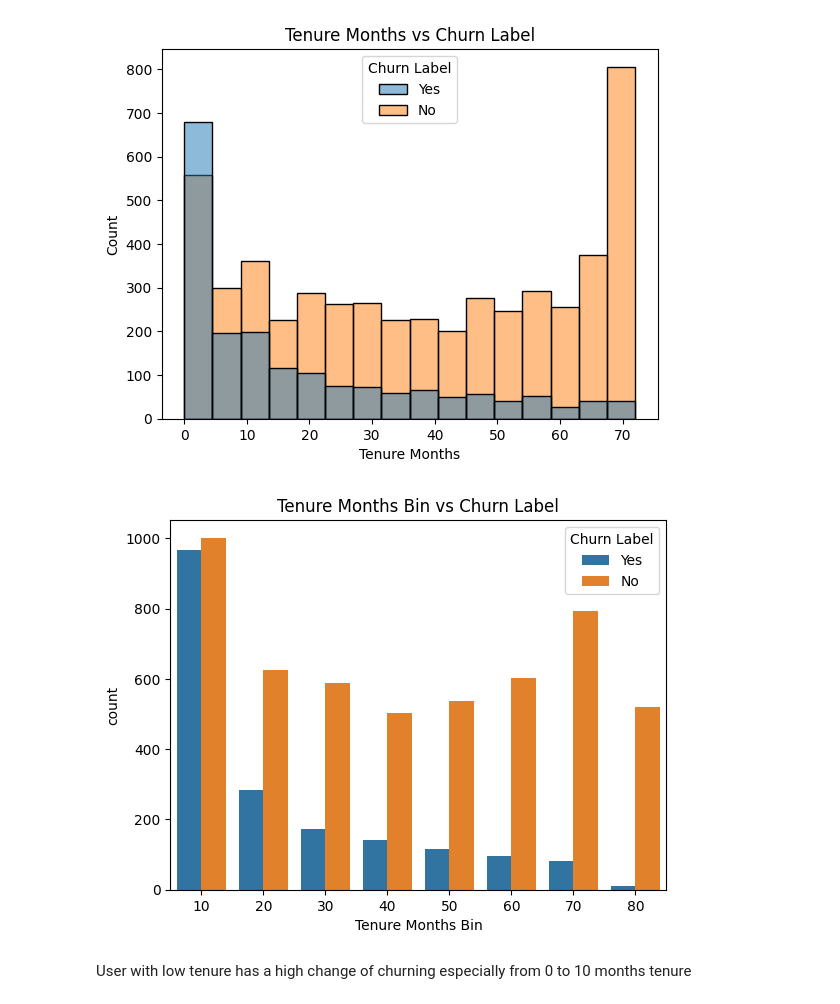
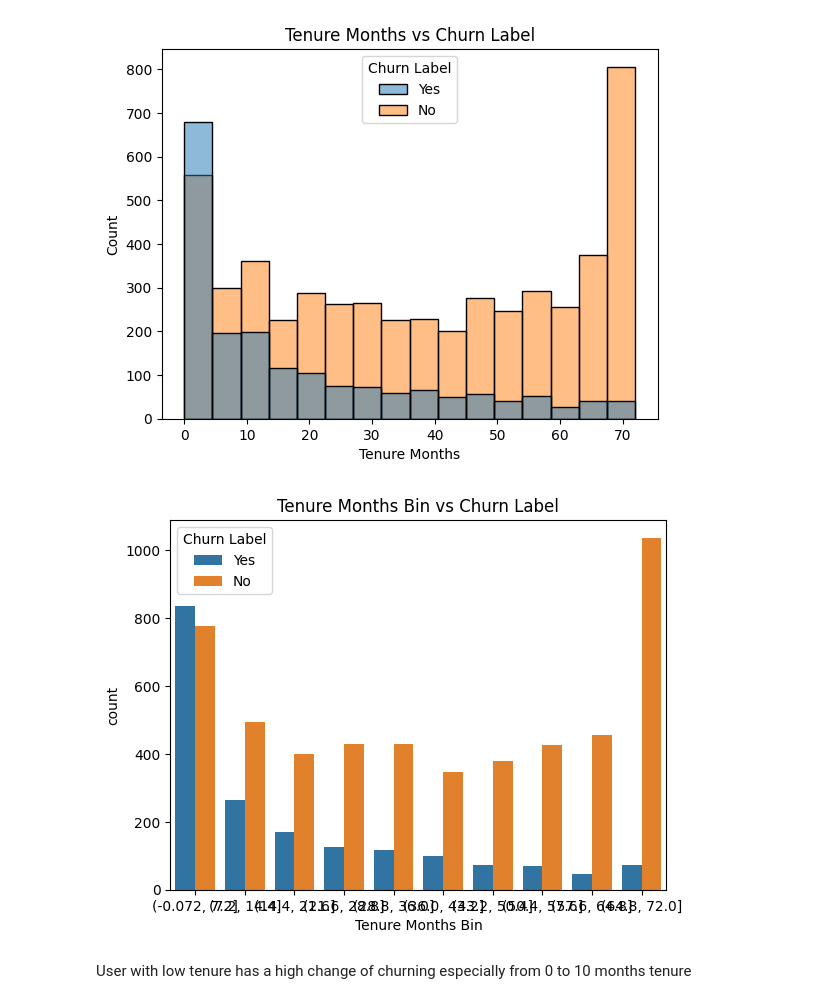
Before and after one commit to marcellinus-witarsah/data-challenge-dsw-2023, a Jupyter notebook: notebooks/03_churn_model.ipynb, the cells around one changed output. Saved outputs shown, nothing was run; the diff lists cells and outputs as text; code cells hidden in the pictures.

```diff
--- a/notebooks/03_churn_model.ipynb
+++ b/notebooks/03_churn_model.ipynb
@@ -241,12 +321,12 @@ plt.show()
 # %% [output]
 [figure]
 # %%
-df['Tenure Months Bin'] = pd.cut(df['Tenure Months'], bins=[-1, 10, 20, 30, 40, 50, 60, 70, 80], labels=[10, 20, 30, 40, 50, 60, 70, 80])
-sns.countplot(data=df, x='Tenure Months Bin', hue='Churn Label')
+df['Tenure Months Bin'] = pd.cut(df['Tenure Months'], bins=10)
+ax = sns.countplot(data=df, x='Tenure Months Bin', hue='Churn Label')
 plt.title("Tenure Months Bin vs Churn Label")
 plt.show()
 # %% [output]
-[figure, old version]
+[figure, new version]
 # %% [markdown]
 User with low tenure has a high change of churning especially from 0 to 10 months tenure
 # %% [markdown]
```
Also changed, not shown: parts of 49 cells of this notebook, 1 other file.
